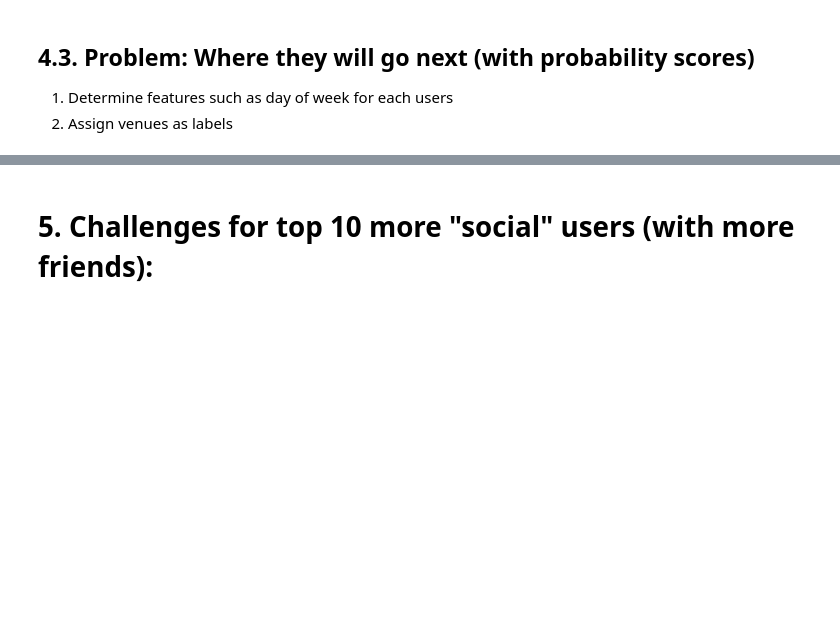
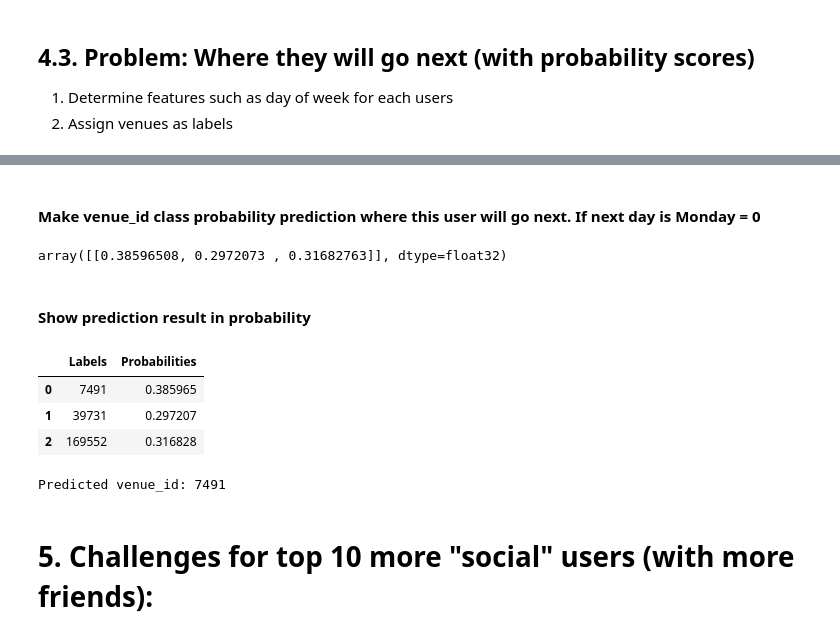
Before and after one commit to stefanauwyang/ml-engineer, a Jupyter notebook: ML-Engineer-Notebook.ipynb, the cells around one changed output, grey strips where cells are left out. Saved outputs shown, nothing was run; the diff lists cells and outputs as text; code cells hidden in the pictures; blank space fills up the shorter version.

```diff
--- a/ML-Engineer-Notebook.ipynb
+++ b/ML-Engineer-Notebook.ipynb
@@ -733,0 +718,12 @@ array([[1.99062262e-02, 5.89562787e-03, 1.25337012e-05, ...,
+# %%
+import tensorflow as tf
+
+model = tf.keras.models.Sequential([
+  tf.keras.layers.Dense(100, activation=tf.nn.relu),
+  tf.keras.layers.Dense(100, activation=tf.nn.relu),
+  tf.keras.layers.Dense(len(le.classes_), activation=tf.nn.softmax)
+])
+# %%
+model.compile(optimizer='adam',
+              loss='sparse_categorical_crossentropy',
+              metrics=['accuracy'])
@@ -733,0 +732,2 @@ array([[1.99062262e-02, 5.89562787e-03, 1.25337012e-05, ...,
+# %%
+model.fit(X_train, y_train, epochs=10)
@@ -734,3 +763,24 @@ array([[1.99062262e-02, 5.89562787e-03, 1.25337012e-05, ...,
+# %% [markdown]
+#### Make venue_id class probability prediction where this user will go next. If next day is Monday = 0
+# %%
+next_is_which_day = 0
+pred = model.predict([[next_is_which_day]])
+pred
+# %% [output]
+array([[0.38596508, 0.2972073 , 0.31682763]], dtype=float32)
+# %% [markdown]
+#### Show prediction result in probability
+# %%
+pd.DataFrame({'Labels': le.classes_, 'Probabilities': pred.reshape(-1)})
+# %% [output]
+|  | Labels | Probabilities |
+| 0 | 7491 | 0.385965 |
+| 1 | 39731 | 0.297207 |
+| 2 | 169552 | 0.316828 |
+# %%
+print('Predicted venue_id:', le.classes_[pred.argmax()])
+# %% [output]
+Predicted venue_id: 7491
 # %% [markdown]
 # 5. Challenges for top 10 more "social" users (with more friends):
 # %%
```
Also changed, not shown: parts of 31 cells of this notebook.
